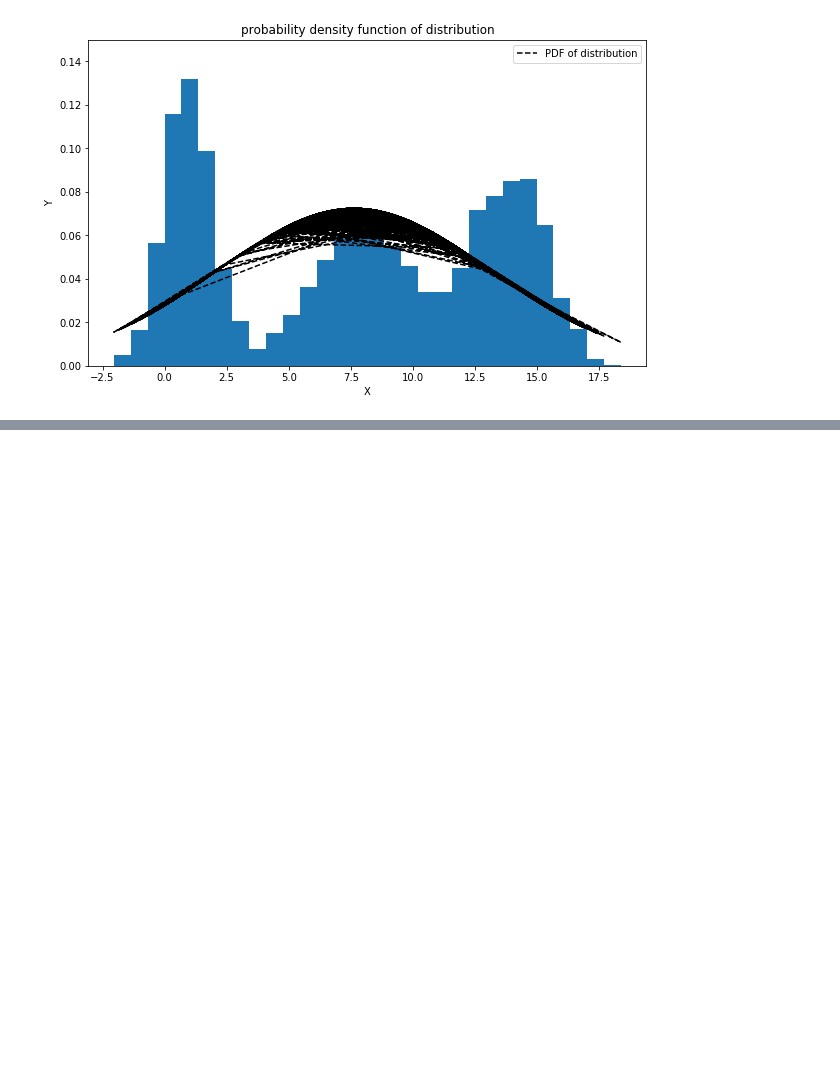
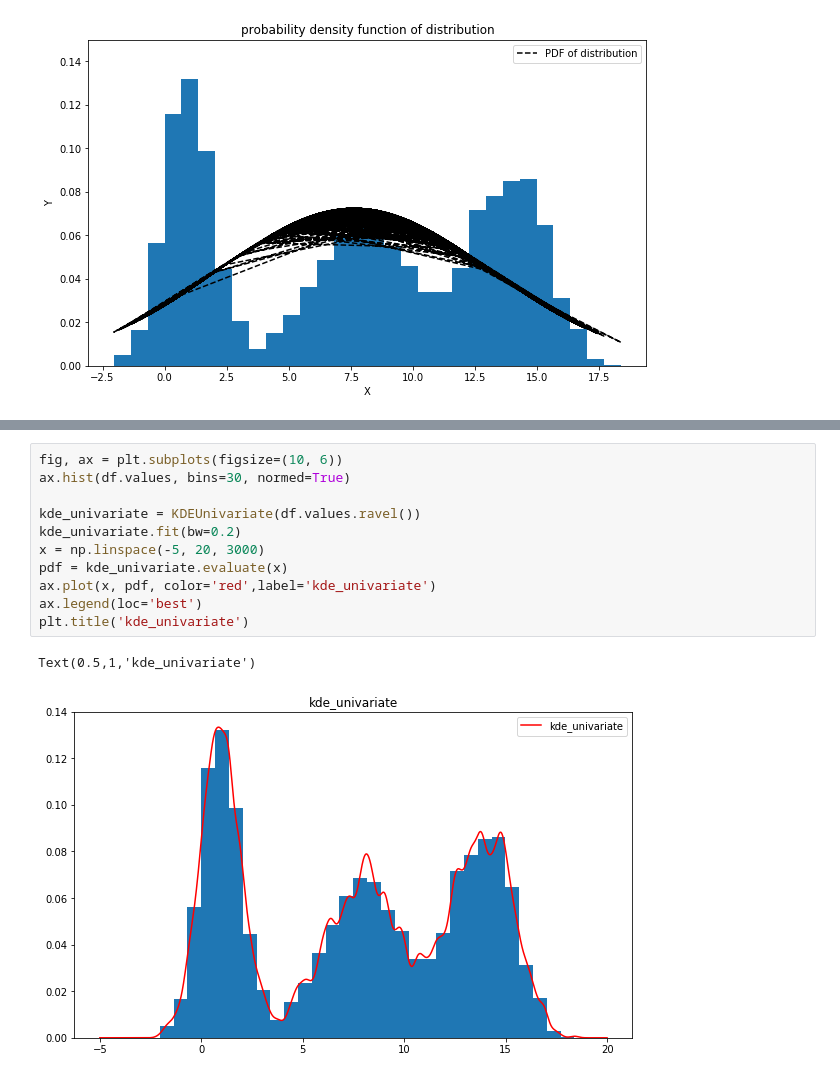
Before and after one commit to Ravikiran-Bhat-Git/learning_and_adaptivity, a Jupyter notebook: assignment03/LA03_Ex2_KDE.ipynb, the cells around one changed output, grey strips where cells are left out. Saved outputs shown, nothing was run; the diff lists cells and outputs as text; blank space fills up the shorter version.

```diff
--- a/assignment03/LA03_Ex2_KDE.ipynb
+++ b/assignment03/LA03_Ex2_KDE.ipynb
@@ -68,0 +70,14 @@ ax.legend(loc='best')
+# %%
+fig, ax = plt.subplots(figsize=(10, 6))
+ax.hist(df.values, bins=30, normed=True)
+
+kde_univariate = KDEUnivariate(df.values.ravel())
+kde_univariate.fit(bw=0.2)
+x = np.linspace(-5, 20, 3000)
+pdf = kde_univariate.evaluate(x)
+ax.plot(x, pdf, color='red',label='kde_univariate')
+ax.legend(loc='best')
+plt.title('kde_univariate')
+# %% [output]
+Text(0.5,1,'kde_univariate')
+[figure, added]
```
Also changed, not shown: parts of 4 cells of this notebook.
